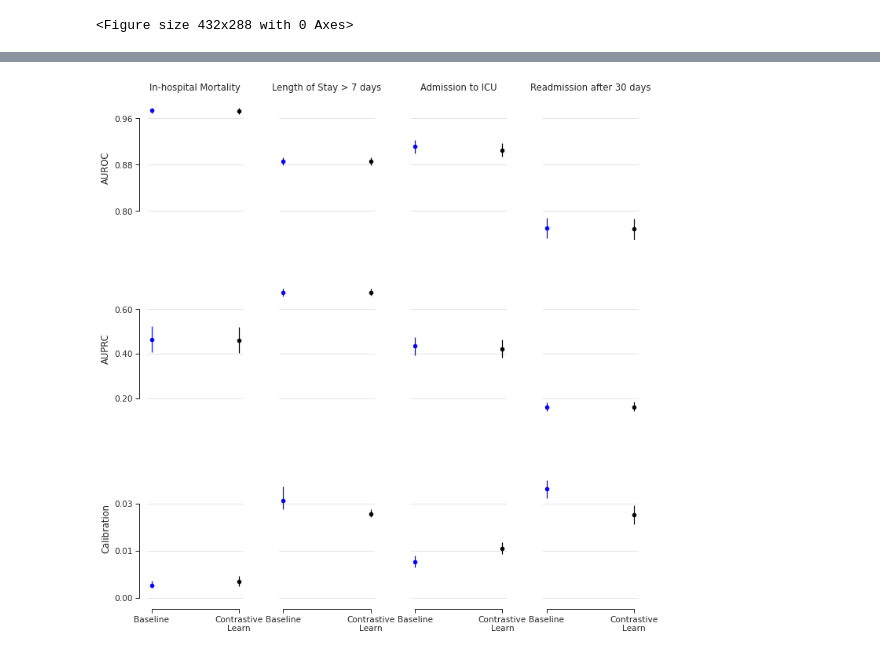
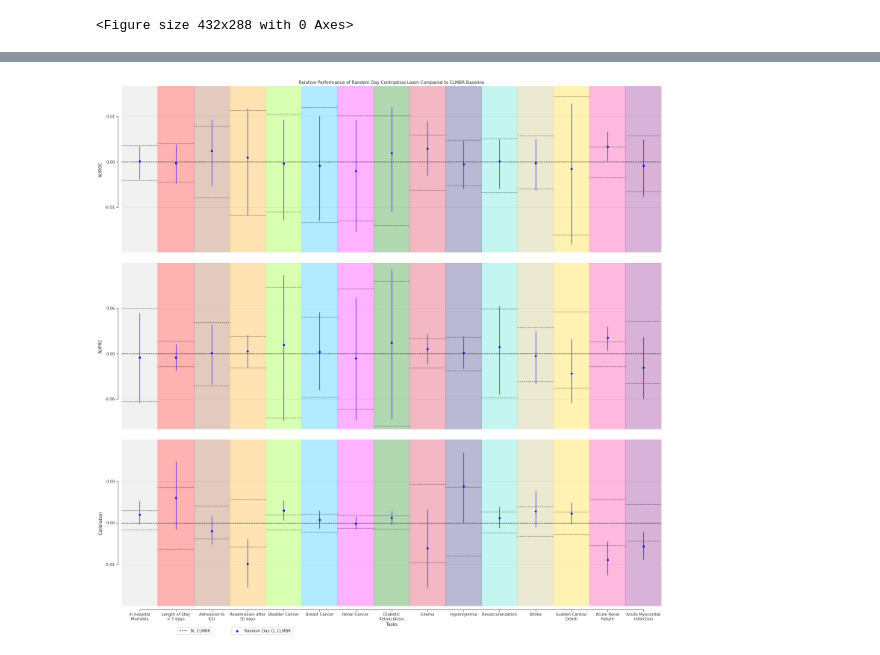
Before and after one commit to som-shahlab/CLMBR-contrastive-learning, a Jupyter notebook: experiments/main/notebooks/plot_evaluation.ipynb, the cells around one changed output, grey strips where cells are left out. Drawn from its saved outputs; the diff is of its cells as text; code cells hidden in the pictures.

Commit message:
Added new tasks, fixed uni/align script, added plot for uni/align. Added mean patient representation to CL finetune script

```diff
--- a/experiments/main/notebooks/plot_evaluation.ipynb
+++ b/experiments/main/notebooks/plot_evaluation.ipynb
@@ -20,14 +20,14 @@ warnings.filterwarnings('ignore')
 # %% [output]
 <Figure size 432x288 with 0 Axes>
 # %%
-tasks = ['hospital_mortality', 'LOS_7', 'icu_admission', 'readmission_30']
+tasks = ['hospital_mortality', 'LOS_7', 'icu_admission', 'readmission_30', 'bladder_cancer', 'breast_cancer',  'renal_cancer', 'diabetic_ketoacidosis', 'edema', 'hyperkylemia', 'revascularization','stroke', 'sudden_cardiac_death', 'acute_renal_failure', 'acute_myocardial_infarction']
 metrics = ['auc', 'auprc', 'ace_abs_logistic_log']
 model_path = '/local-scratch/nigam/projects/jlemmon/cl-clmbr/experiments/main/artifacts/models'
 results_path = '/local-scratch/nigam/projects/jlemmon/cl-clmbr/experiments/main/artifacts/results'
 figure_path = '/local-scratch/nigam/projects/jlemmon/cl-clmbr/experiments/main/notebooks/figures'
 
 
-titles = {'hospital_mortality':'In-hospital Mortality', 'LOS_7':'Length of Stay > 7 days', 'icu_admission':'Admission to ICU', 'readmission_30':'Readmission after 30 days'}
+titles = {'hospital_mortality':'In-hospital\nMortality', 'LOS_7':'Length of Stay\n> 7 days', 'icu_admission':'Admission to\nICU', 'readmission_30':'Readmission after\n30 days', 'stroke':'Stroke','bladder_cancer':'Bladder Cancer','breast_cancer':'Breast Cancer', 'renal_cancer':'Renal Cancer', 'diabetic_ketoacidosis':'Diabetic\nKetoacidosis', 'edema':'Edema', 'sudden_cardiac_death':'Sudden Cardiac\nDeath', 'acute_renal_failure':'Acute Renal\nFailure', 'acute_myocardial_infarction':'Acute Myocardial\nInfarction', 'edema':'Edema', 'hyperkylemia':'Hyperkylemia', 'revascularization':'Revascularization'}
 # %%
 y_axis = {
     'auc':{
@@ -78,7 +88,7 @@ cl_df = pd.DataFrame()
 for i, hp in enumerate(cl_grid):
     for task in tasks:
 #         df = pd.read_csv(f'{results_path}/{task}/probes/contrastive_learn/gru_sz_800_do_0.1_cd_0_dd_0_lr_0.001_l2_0.01/bs_{hp["batch_size"]}_lr_{hp["lr"]}_temp_{hp["temp"]}_pool_rand_day/eval.csv')
-        df = pd.read_csv(f'{results_path}/{task}/probes/contrastive_learn/gru_sz_800_do_0.1_cd_0_dd_0_lr_0.001_l2_0.01/bs_3000_lr_5e-5_temp_0.01_pool_rand_day/eval.csv')
+        df = pd.read_csv(f'{results_path}/{task}/probes/contrastive_learn/gru_sz_800_do_0.1_cd_0_dd_0_lr_0.001_l2_0.01/bs_3000_lr_3e-5_temp_0.01_pool_rand_day/eval.csv')
         df['task'] = task
         df['model'] = f'CL'
         cl_df = pd.concat([cl_df,df])
@@ -93,71 +95,73 @@ cl_df.query('phase=="test" and metric=="ace_abs_logistic_log"')
 # %%
 # For each task plot baseline vs CL
-fig, axes = plt.subplots(nrows=len(metrics), ncols=len(tasks), figsize=(10,12))
-plt.tight_layout(w_pad=1,h_pad=2,rect=[0.05,0.15,1,0.95])
+fig, axes = plt.subplots(nrows=len(metrics), ncols=1, figsize=(22,25))
+plt.tight_layout(w_pad=1,h_pad=0.5,rect=[0.05,0.15,1,0.95])
 
 for r, metric in enumerate(metrics):
     for c, task in enumerate(tasks):
+        bl_leg = []
+        cl_leg = []
+        axes[r].axvspan(c+0.5, c+1.5,0,1,color=bg_colours[task], alpha=0.3)
         bl_evals = bl_df.query('task==@task and metric==@metric and phase=="test"')
         cl_evals = cl_df.query('task==@task and metric==@metric and phase=="test"')
 
         bl_evals['CI_upper'] = (bl_evals['CI_upper'] - bl_evals['CI_med']).abs()
         bl_evals['CI_lower'] = (bl_evals['CI_med'] - bl_evals['CI_lower']).abs()
 
         cl_evals['CI_upper'] = (cl_evals['CI_upper'] - cl_evals['CI_med']).abs()
         cl_evals['CI_lower'] = (cl_evals['CI_med'] - cl_evals['CI_lower']).abs()
 
-        axes[r][c].scatter(
-            bl_evals['model'],
-            bl_evals['CI_med'],
+        cl_evals['CI_med'] = cl_evals['CI_med'] - bl_evals['CI_med']
+        bl_evals['CI_med'] = bl_evals['CI_med'] - bl_evals['CI_med']
+
+        bl_line = axes[r].plot([c+0.5, c+1.5],[bl_evals['CI_med'], bl_evals['CI_med']], linestyle='dashed', color='black')
+        axes[r].plot([c+0.5, c+1.5],[bl_evals['CI_upper'], bl_evals['CI_upper']], linestyle='dotted', color='black')
+        axes[r].plot([c+0.5, c+1.5],[-bl_evals['CI_lower'], -bl_evals['CI_lower']], linestyle='dotted', color='black')
+
+        bl_leg.append(bl_line)
+        cl_line = axes[r].scatter(
+            c+1,
+            cl_evals['CI_med'],
+            color = 'blue'
+        )
+        cl_leg.append(cl_line)
+        axes[r].errorbar(
+            c+1,
+            cl_evals['CI_med'],
+            cl_evals[['CI_lower', 'CI_upper']].values.T,
             color = 'blue'
         )
 
-        axes[r][c].errorbar(
-            bl_evals['model'],
-            bl_evals['CI_med'],
-            bl_evals[['CI_lower', 'CI_upper']].values.T,
-            color='blue'
-        )
+        plt.xticks(np.arange(1,len(tasks)+1,1))
+        axes[r].set_ylim(y_axis[metric]['lim'])
+        axes[r].set_xlim([0.5,len(tasks)+0.5])
+        axes[r].yaxis.set_major_locator(MaxNLocator(nbins=4,prune='both'))
+        axes[r].grid(which='major', linewidth=0.5, axis='y')
+        if r == 0:
+            axes[r].set_title('Relative Performance of Random Day Contrastive Learn Compared to CLMBR Baseline')
+        if r == len(metrics) - 1:
+            axes[r].set_xlabel('Tasks')
+            axes[r].set_xticklabels(labels=[titles[t] for t in tasks])
+            bl_leg = [x[0]for x in bl_leg]
+            bl_leg_lbls = ['BL CLMBR']
+            bl_legend = plt.legend(bl_leg, bl_leg_lbls, bbox_to_anchor=(0.1,-0.2,0.1,0.1), loc="center left")
+            plt.gca().add_artist(bl_legend)
+            cl_leg_lbls = ['Random Day CL CLMBR']
+            cl_legend = plt.legend(cl_leg, cl_leg_lbls, bbox_to_anchor=(0.2,-0.2,0.1,0.1), loc="center left")
+            plt.gca().add_artist(cl_legend)
 
-        axes[r][c].scatter(
-            cl_evals['model'],
-            cl_evals['CI_med'],
-            color = 'black'
-        )
+        else:
+            axes[r].set_xticklabels('')
+            axes[r].set_xlabel('')
+            axes[r].spines['bottom'].set_color('white')
+            axes[r].tick_params(axis='x', length=0)
+        axes[r].set_ylabel(y_axis[metric]['label'])
+        axes[r].yaxis.set_major_formatter(FormatStrFormatter('%.2f'))
 
-        axes[r][c].errorbar(
-            cl_evals['model'],
-            cl_evals['CI_med'],
-            cl_evals[['CI_lower', 'CI_upper']].values.T,
-            color = 'black'
-        )
-
-
-        axes[r][c].set_ylim(y_axis[metric]['lim'])
-        axes[r][c].yaxis.set_major_locator(MaxNLocator(nbins=4,prune='both'))
-        axes[r][c].grid(which='major', linewidth=0.5, axis='y')
-        if r == 0:
-            axes[r][c].set_title(titles[task])
-        if r == len(metrics) - 1:
-            axes[r][c].set_xlabel('')
-            axes[r][c].set_xticklabels(labels=['Baseline', 'Contrastive\nLearn'])
-        else:
-            axes[r][c].set_xticklabels('')
-            axes[r][c].set_xlabel('')
-            axes[r][c].spines['bottom'].set_color('white')
-            axes[r][c].tick_params(axis='x', length=0)
-        if c == 0:
-            axes[r][c].set_ylabel(y_axis[metric]['label'])
-            axes[r][c].yaxis.set_major_formatter(FormatStrFormatter('%.2f'))
-        else:
-            axes[r][c].set_yticklabels('')
-            axes[r][c].set_ylabel('')
-            axes[r][c].spines['left'].set_color('white')
-            axes[r][c].tick_params(axis='y', length=0)
 sns.despine(offset=10, trim=True,)
 
 
 plt.savefig('figures/base_task_eval.png', bbox_inches='tight')
 plt.show()
 # %% [output]
-[figure, old version]
+[figure, new version]
```
Also changed, not shown: parts of 4 cells of this notebook, 11 other files.
